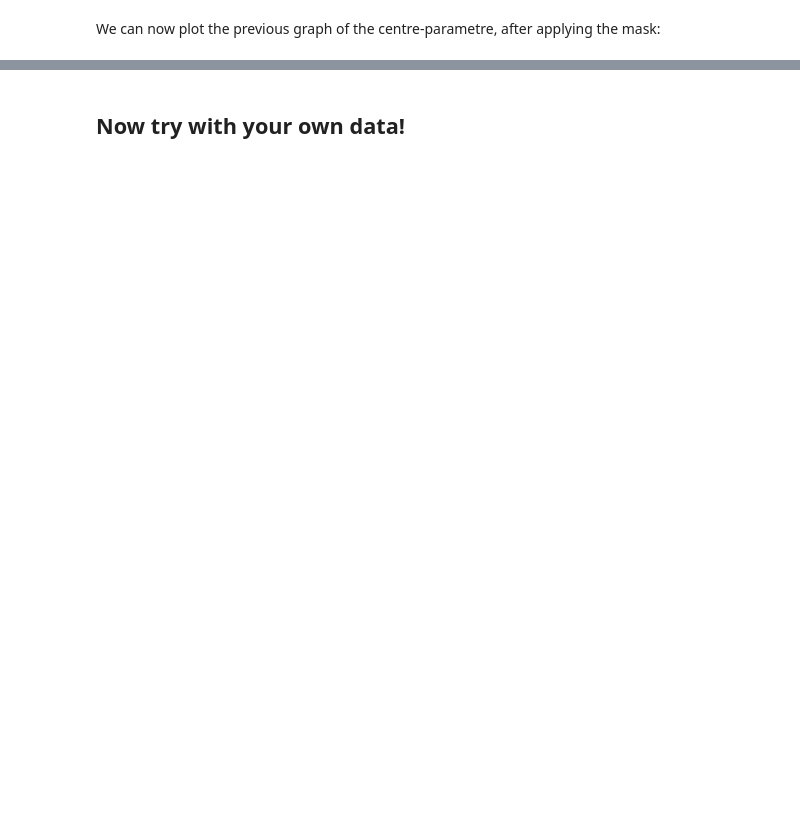
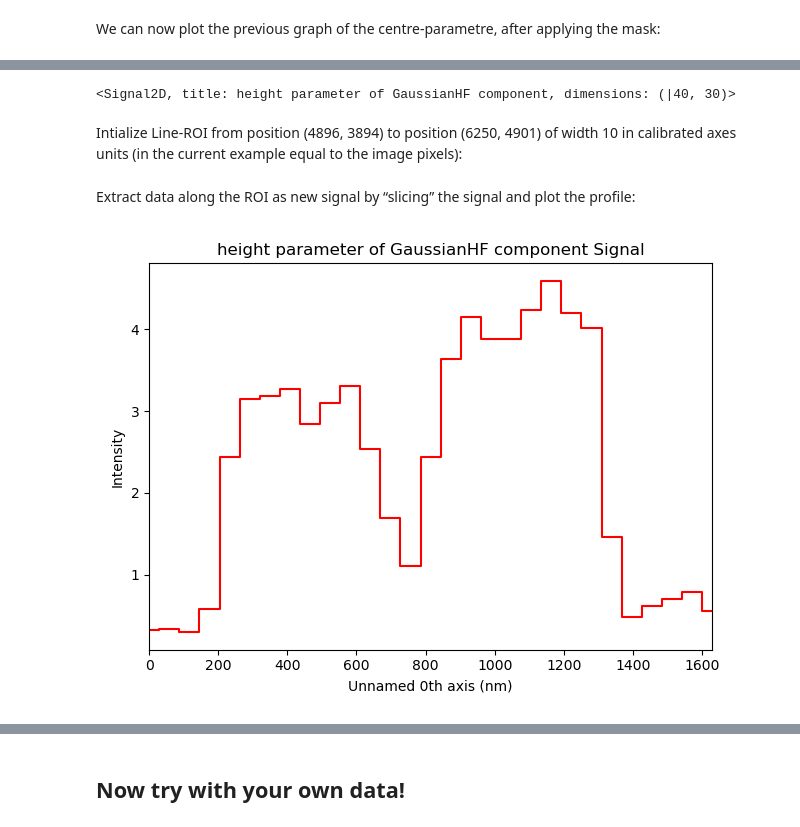
Before and after one commit to LumiSpy/eBEAM2024-Tutorial, a Jupyter notebook: 2_AdvancedExamples_HyperSpy-LumiSpy-eXSpy.ipynb, the cells around one changed output, grey strips where cells are left out. Drawn from its saved outputs; the diff is of its cells as text; code cells hidden in the pictures; blank space fills up the shorter version.

Commit message:
complete examples

```diff
--- a/2_AdvancedExamples_HyperSpy-LumiSpy-eXSpy.ipynb
+++ b/2_AdvancedExamples_HyperSpy-LumiSpy-eXSpy.ipynb
@@ -204,0 +305,15 @@ Getting the position of the maximum from each spectrum
+# %%
+m_intensity
+# %% [output]
+<Signal2D, title: height parameter of GaussianHF component, dimensions: (|40, 30)>
+# %% [markdown]
+Intialize Line-ROI from position (4896, 3894) to position (6250, 4901) of width 10 in calibrated axes units (in the current example equal to the image pixels):
+# %%
+line_roi = hs.roi.Line2DROI(4896, 3894, 6250, 4901, 10)
+# %% [markdown]
+Extract data along the ROI as new signal by “slicing” the signal and plot the profile:
+# %%
+profile = line_roi(m_intensity)
+profile.plot()
+# %% [output]
+[figure, added]
```
Also changed, not shown: parts of 51 cells of this notebook, 2 other files.
